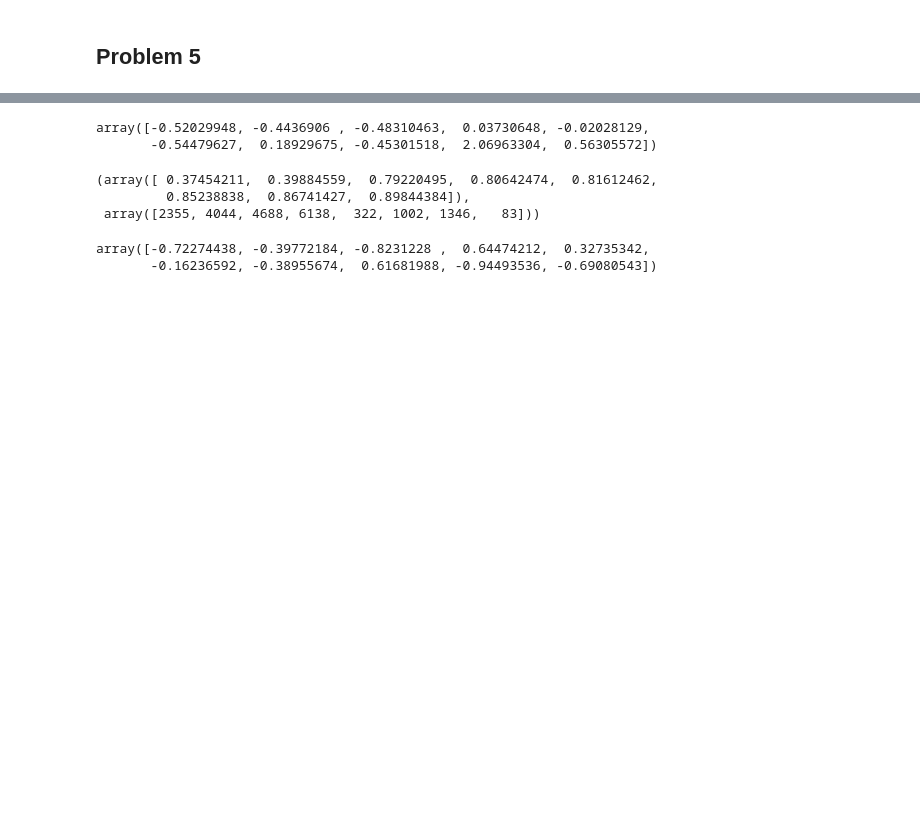
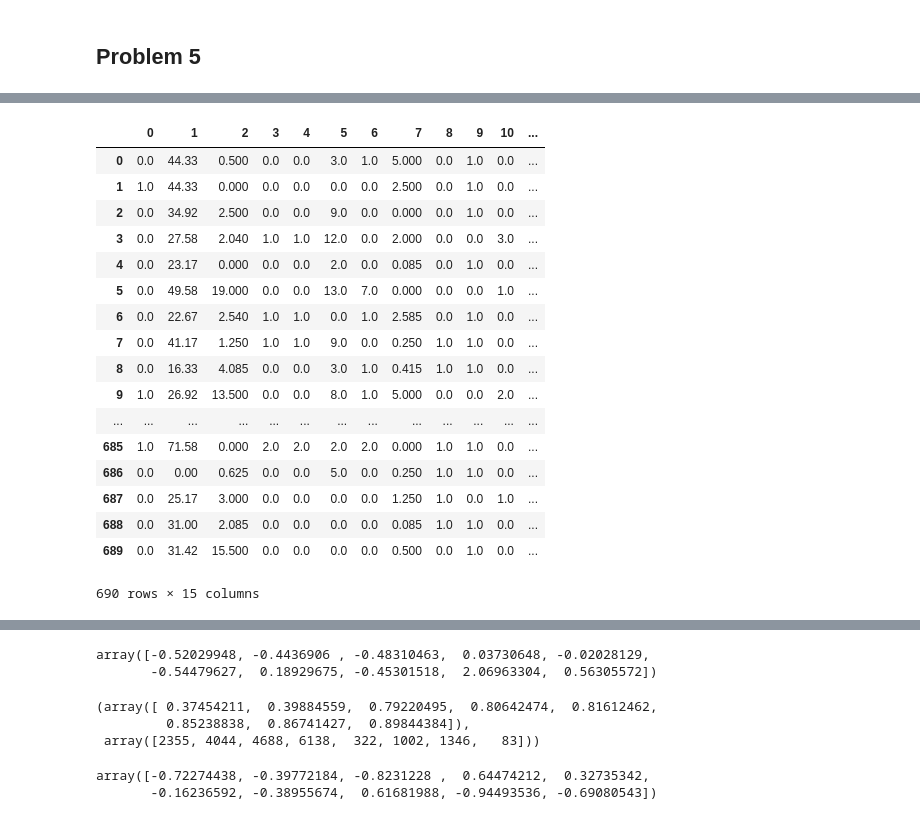
Before and after one commit to smwade/cs478, a Jupyter notebook: nearest_neighbor/knn.ipynb, the cells around one changed output, grey strips where cells are left out. Cells and saved outputs as stored; diff of their text form; code cells hidden in the pictures; blank space fills up the shorter version.

```diff
--- a/nearest_neighbor/knn.ipynb
+++ b/nearest_neighbor/knn.ipynb
@@ -291,0 +335,30 @@ print data
+# %%
+df = pd.DataFrame(data.data)
+# %%
+for i, col in enumerate(data.is_nominal_variable()[:-1]):
+    if col:
+        df.iloc[:,i].fillna(2, inplace=True)
+    else:
+        #print df.iloc[:,i].mean()
+        df.iloc[:,i].fillna(0, inplace=True)
+# %%
+df
+# %% [output]
+|  | 0 | 1 | 2 | 3 | 4 | 5 | 6 | 7 | 8 | 9 | 10 | ... |
+| 0 | 0.0 | 44.33 | 0.500 | 0.0 | 0.0 | 3.0 | 1.0 | 5.000 | 0.0 | 1.0 | 0.0 | ... |
+| 1 | 1.0 | 44.33 | 0.000 | 0.0 | 0.0 | 0.0 | 0.0 | 2.500 | 0.0 | 1.0 | 0.0 | ... |
+| 2 | 0.0 | 34.92 | 2.500 | 0.0 | 0.0 | 9.0 | 0.0 | 0.000 | 0.0 | 1.0 | 0.0 | ... |
+| 3 | 0.0 | 27.58 | 2.040 | 1.0 | 1.0 | 12.0 | 0.0 | 2.000 | 0.0 | 0.0 | 3.0 | ... |
+| 4 | 0.0 | 23.17 | 0.000 | 0.0 | 0.0 | 2.0 | 0.0 | 0.085 | 0.0 | 1.0 | 0.0 | ... |
+| 5 | 0.0 | 49.58 | 19.000 | 0.0 | 0.0 | 13.0 | 7.0 | 0.000 | 0.0 | 0.0 | 1.0 | ... |
+| 6 | 0.0 | 22.67 | 2.540 | 1.0 | 1.0 | 0.0 | 1.0 | 2.585 | 0.0 | 1.0 | 0.0 | ... |
+| 7 | 0.0 | 41.17 | 1.250 | 1.0 | 1.0 | 9.0 | 0.0 | 0.250 | 1.0 | 1.0 | 0.0 | ... |
+| 8 | 0.0 | 16.33 | 4.085 | 0.0 | 0.0 | 3.0 | 1.0 | 0.415 | 1.0 | 1.0 | 0.0 | ... |
+| 9 | 1.0 | 26.92 | 13.500 | 0.0 | 0.0 | 8.0 | 1.0 | 5.000 | 0.0 | 0.0 | 2.0 | ... |
+| ... | ... | ... | ... | ... | ... | ... | ... | ... | ... | ... | ... | ... |
+| 685 | 1.0 | 71.58 | 0.000 | 2.0 | 2.0 | 2.0 | 2.0 | 0.000 | 1.0 | 1.0 | 0.0 | ... |
+| 686 | 0.0 | 0.00 | 0.625 | 0.0 | 0.0 | 5.0 | 0.0 | 0.250 | 1.0 | 1.0 | 0.0 | ... |
+| 687 | 0.0 | 25.17 | 3.000 | 0.0 | 0.0 | 0.0 | 0.0 | 1.250 | 1.0 | 0.0 | 1.0 | ... |
+| 688 | 0.0 | 31.00 | 2.085 | 0.0 | 0.0 | 0.0 | 0.0 | 0.085 | 1.0 | 1.0 | 0.0 | ... |
+| 689 | 0.0 | 31.42 | 15.500 | 0.0 | 0.0 | 0.0 | 0.0 | 0.500 | 0.0 | 1.0 | 0.0 | ... |
+690 rows × 15 columns
```
Also changed, not shown: parts of 15 cells of this notebook, 4 other files.
